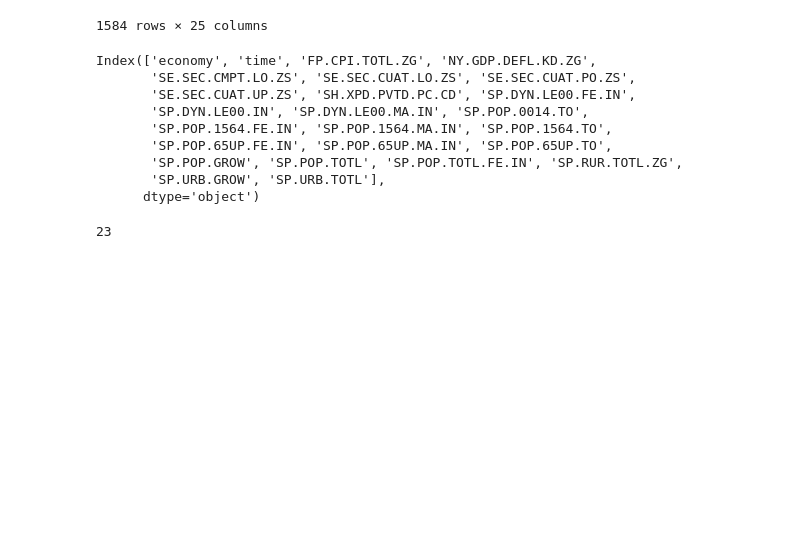
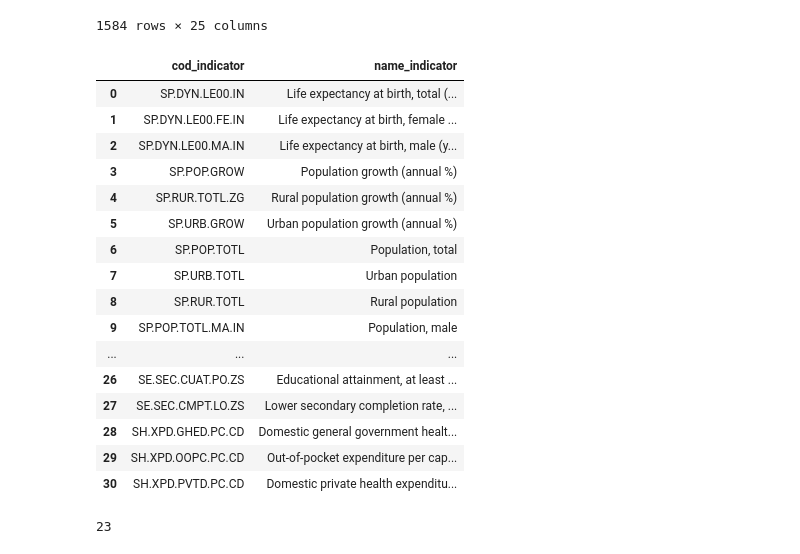
Before and after one commit to fercof87/PF-Esperanza-De-Vida, a Jupyter notebook: data api/data_api_opt.ipynb, the cells around one changed output. Saved outputs shown, nothing was run; the diff lists cells and outputs as text; code cells hidden in the pictures; blank space fills up the shorter version.

```diff
--- a/data api/data_api_opt.ipynb
+++ b/data api/data_api_opt.ipynb
@@ -17,12 +17,12 @@ countries_list = [
 
 indicators_list = [
                  "SP.DYN.LE00.IN", "SP.DYN.LE00.FE.IN", "SP.DYN.LE00.MA.IN", "SP.POP.GROW",
-                 "SP.RUR.TOTL.ZG", "SP.URB.GROW", "SP.POP.TOTL", "SP.URB.TOTL", "SP.RUR.TOTL"
-                 "SP.POP.TOTL.MA.IN", "SP.POP.TOTL.FE.IN", "SP.POP.0014.TO", "SP.POP.0014.MA.IN"
+                 "SP.RUR.TOTL.ZG", "SP.URB.GROW", "SP.POP.TOTL", "SP.URB.TOTL", "SP.RUR.TOTL",
+                 "SP.POP.TOTL.MA.IN", "SP.POP.TOTL.FE.IN", "SP.POP.0014.TO", "SP.POP.0014.MA.IN",
                  "SP.POP.0014.FE.IN", "SP.POP.1564.TO", "SP.POP.1564.MA.IN", "SP.POP.1564.FE.IN",
-                 "SP.POP.65UP.TO", "SP.POP.65UP.MA.IN", "SP.POP.65UP.FE.IN", "NY.GDP.PCAP.KD.ZG"
+                 "SP.POP.65UP.TO", "SP.POP.65UP.MA.IN", "SP.POP.65UP.FE.IN", "NY.GDP.PCAP.KD.ZG",
                  "NY.GDP.PCAP.CD", "NY.GDP.DEFL.KD.ZG", "FP.CPI.TOTL.ZG", "SE.SEC.CUAT.LO.ZS",
-                 "SE.SEC.CUAT.UP.ZS", "SE.SEC.CUAT.PO.ZS", "SE.SEC.CMPT.LO.ZS", "SH.XPD.GHED.PC.CD"
+                 "SE.SEC.CUAT.UP.ZS", "SE.SEC.CUAT.PO.ZS", "SE.SEC.CMPT.LO.ZS", "SH.XPD.GHED.PC.CD",
                  "SH.XPD.OOPC.PC.CD", "SH.XPD.PVTD.PC.CD"
                   ]
 # %% [markdown]
@@ -72,15 +72,37 @@ df_wdi
 | 1582 | ZAF | YR2021 | 4.611672 | 6.219017 | 97.231331 | 83.926857 | ... |
 | 1583 | ZAF | YR2022 | 7.039727 | 5.054293 | NaN | NaN | ... |
 1584 rows × 25 columns
-# %%
-df_wdi.columns
-# %% [output]
-Index(['economy', 'time', 'FP.CPI.TOTL.ZG', 'NY.GDP.DEFL.KD.ZG',
-       'SE.SEC.CMPT.LO.ZS', 'SE.SEC.CUAT.LO.ZS', 'SE.SEC.CUAT.PO.ZS',
-       'SE.SEC.CUAT.UP.ZS', 'SH.XPD.PVTD.PC.CD', 'SP.DYN.LE00.FE.IN',
-       'SP.DYN.LE00.IN', 'SP.DYN.LE00.MA.IN', 'SP.POP.0014.TO',
-       'SP.POP.1564.FE.IN', 'SP.POP.1564.MA.IN', 'SP.POP.1564.TO',
-       'SP.POP.65UP.FE.IN', 'SP.POP.65UP.MA.IN', 'SP.POP.65UP.TO',
-       'SP.POP.GROW', 'SP.POP.TOTL', 'SP.POP.TOTL.FE.IN', 'SP.RUR.TOTL.ZG',
-       'SP.URB.GROW', 'SP.URB.TOTL'],
-      dtype='object')
+# %%
+# obtener todos los códigos y los nombres de los indicadores seleccionados
+cod_ind = []
+name_ind = []
+for indicator in indicators_list:
+    ind = wb.series.get(indicator)
+    cod_ind.append(ind["id"])
+    name_ind.append(ind["value"])
+# %%
+dict_indicators = {
+    "cod_indicator": cod_ind,
+    "name_indicator": name_ind
+}
+# %%
+df_indicators = pd.DataFrame(dict_indicators)
+df_indicators
+# %% [output]
+|  | cod_indicator | name_indicator |
+| 0 | SP.DYN.LE00.IN | Life expectancy at birth, total (... |
+| 1 | SP.DYN.LE00.FE.IN | Life expectancy at birth, female ... |
+| 2 | SP.DYN.LE00.MA.IN | Life expectancy at birth, male (y... |
+| 3 | SP.POP.GROW | Population growth (annual %) |
+| 4 | SP.RUR.TOTL.ZG | Rural population growth (annual %) |
+| 5 | SP.URB.GROW | Urban population growth (annual %) |
+| 6 | SP.POP.TOTL | Population, total |
+| 7 | SP.URB.TOTL | Urban population |
+| 8 | SP.RUR.TOTL | Rural population |
+| 9 | SP.POP.TOTL.MA.IN | Population, male |
+| ... | ... | ... |
+| 26 | SE.SEC.CUAT.PO.ZS | Educational attainment, at least ... |
+| 27 | SE.SEC.CMPT.LO.ZS | Lower secondary completion rate, ... |
+| 28 | SH.XPD.GHED.PC.CD | Domestic general government healt... |
+| 29 | SH.XPD.OOPC.PC.CD | Out-of-pocket expenditure per cap... |
+| 30 | SH.XPD.PVTD.PC.CD | Domestic private health expenditu... |
```
Also changed, not shown: parts of 3 cells of this notebook, 3 other files.
